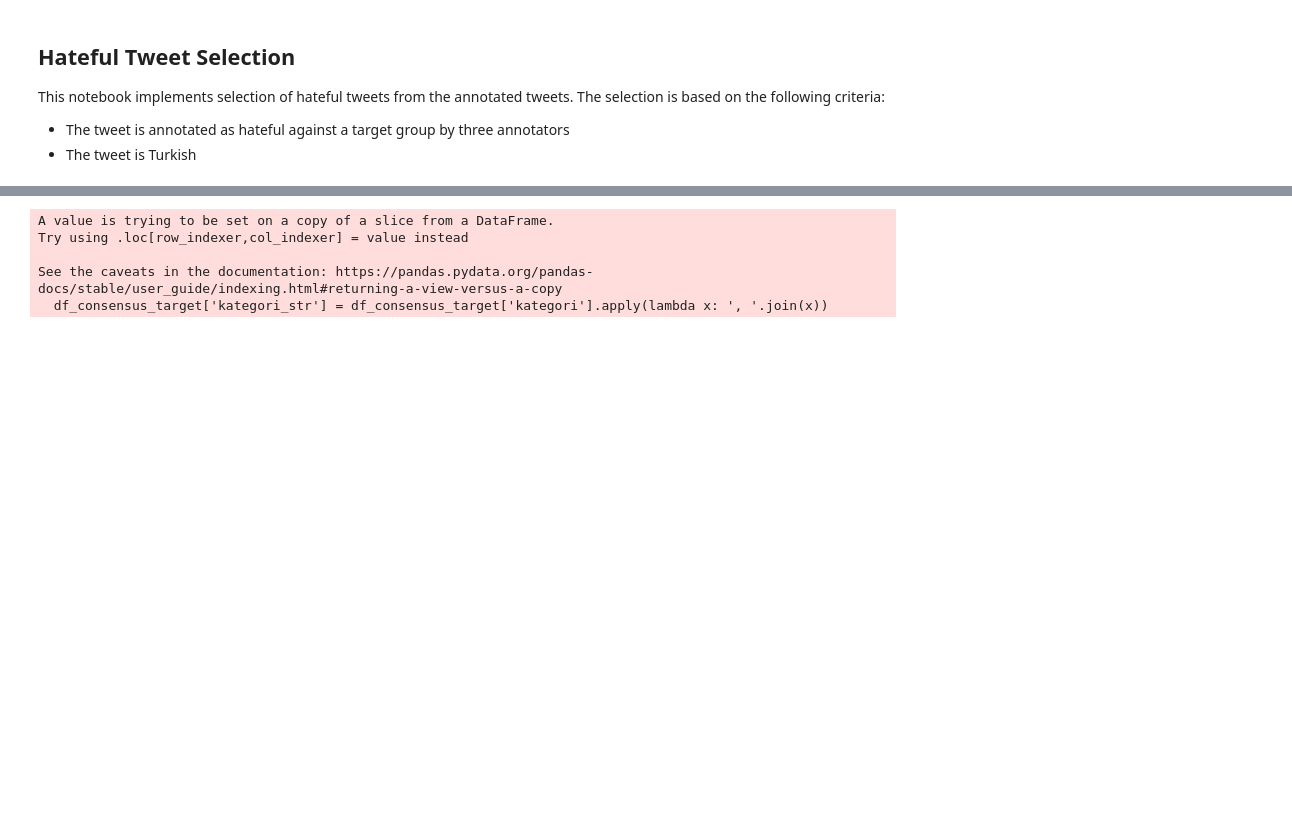
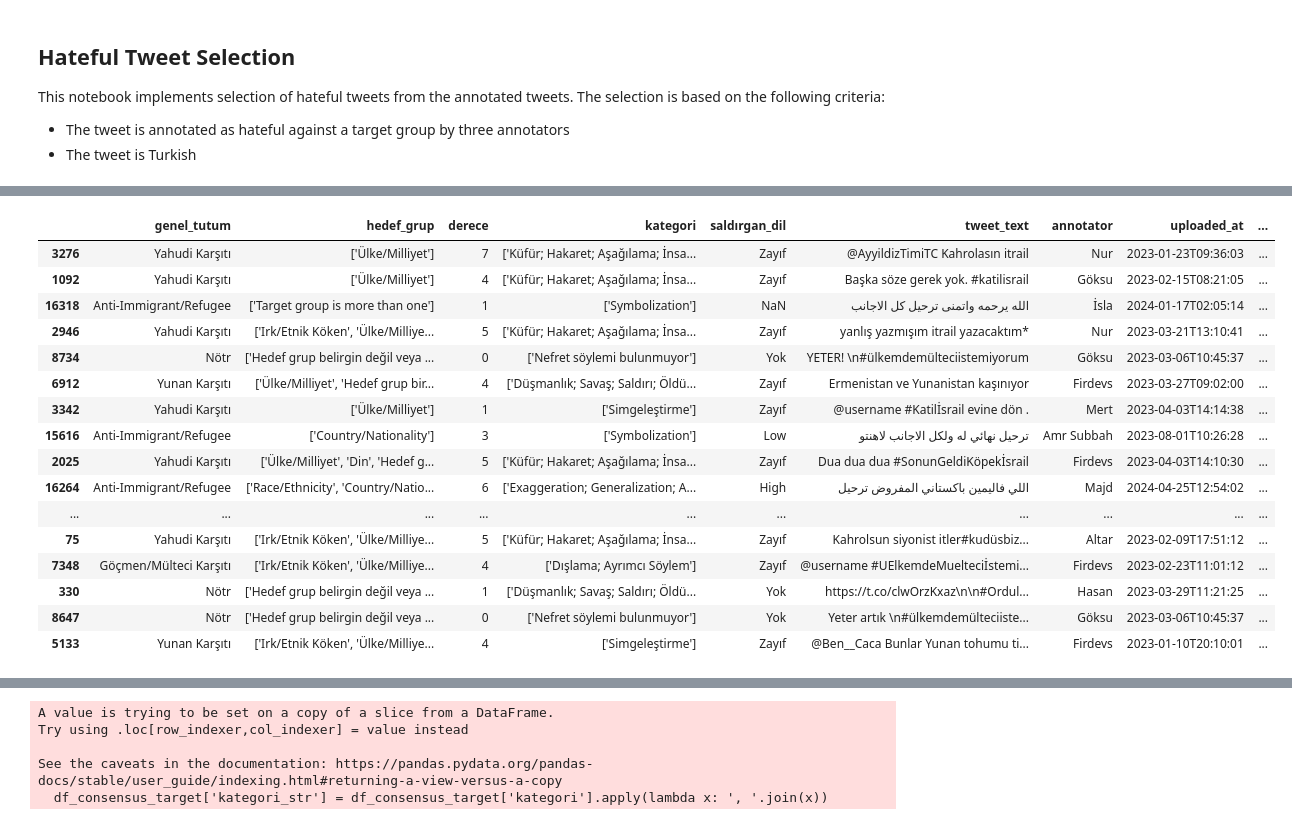
Before and after one commit to boun-tabi/hatecat-tr, a Jupyter notebook: notebooks/1-sample-selection.ipynb, the cells around one changed output, grey strips where cells are left out. Cells and saved outputs as stored; diff of their text form; code cells hidden in the pictures; blank space fills up the shorter version.

```diff
--- a/notebooks/1-sample-selection.ipynb
+++ b/notebooks/1-sample-selection.ipynb
@@ -65,0 +239,3 @@ Name: genel_tutum, dtype: int64
+# %%
+df_majority_candidates = df_majority_candidates.drop_duplicates(subset='clean_tweet')
+df_majority_candidates['majority_decision'].shape, df_majority_candidates['majority_decision'].value_counts()
@@ -65,0 +255,20 @@ Name: genel_tutum, dtype: int64
+# %%
+df_majority_candidates.sort_values(by='tweet_text_len')[40:80]
+# %% [output]
+|  | genel_tutum | hedef_grup | derece | kategori | saldırgan_dil | tweet_text | annotator | uploaded_at | ... |
+| 3276 | Yahudi Karşıtı | ['Ülke/Milliyet'] | 7 | ['Küfür; Hakaret; Aşağılama; İnsa... | Zayıf | @AyyildizTimiTC Kahrolasın itrail | Nur | 2023-01-23T09:36:03 | ... |
+| 1092 | Yahudi Karşıtı | ['Ülke/Milliyet'] | 4 | ['Küfür; Hakaret; Aşağılama; İnsa... | Zayıf | Başka söze gerek yok. #katilisrail | Göksu | 2023-02-15T08:21:05 | ... |
+| 16318 | Anti-Immigrant/Refugee | ['Target group is more than one'] | 1 | ['Symbolization'] | NaN | الله يرحمه واتمنى ترحيل كل الاجانب | İsla | 2024-01-17T02:05:14 | ... |
+| 2946 | Yahudi Karşıtı | ['Irk/Etnik Köken', 'Ülke/Milliye... | 5 | ['Küfür; Hakaret; Aşağılama; İnsa... | Zayıf | yanlış yazmışım itrail yazacaktım* | Nur | 2023-03-21T13:10:41 | ... |
+| 8734 | Nötr | ['Hedef grup belirgin değil veya ... | 0 | ['Nefret söylemi bulunmuyor'] | Yok | YETER! \n#ülkemdemülteciistemiyorum | Göksu | 2023-03-06T10:45:37 | ... |
+| 6912 | Yunan Karşıtı | ['Ülke/Milliyet', 'Hedef grup bir... | 4 | ['Düşmanlık; Savaş; Saldırı; Öldü... | Zayıf | Ermenistan ve Yunanistan kaşınıyor | Firdevs | 2023-03-27T09:02:00 | ... |
+| 3342 | Yahudi Karşıtı | ['Ülke/Milliyet'] | 1 | ['Simgeleştirme'] | Zayıf | @username #Katilİsrail evine dön . | Mert | 2023-04-03T14:14:38 | ... |
+| 15616 | Anti-Immigrant/Refugee | ['Country/Nationality'] | 3 | ['Symbolization'] | Low | ترحيل نهائي له ولكل الاجانب لاهنتو | Amr Subbah | 2023-08-01T10:26:28 | ... |
+| 2025 | Yahudi Karşıtı | ['Ülke/Milliyet', 'Din', 'Hedef g... | 5 | ['Küfür; Hakaret; Aşağılama; İnsa... | Zayıf | Dua dua dua #SonunGeldiKöpekİsrail | Firdevs | 2023-04-03T14:10:30 | ... |
+| 16264 | Anti-Immigrant/Refugee | ['Race/Ethnicity', 'Country/Natio... | 6 | ['Exaggeration; Generalization; A... | High | اللي فاليمين باكستاني المفروض ترحيل | Majd | 2024-04-25T12:54:02 | ... |
+| ... | ... | ... | ... | ... | ... | ... | ... | ... | ... |
+| 75 | Yahudi Karşıtı | ['Irk/Etnik Köken', 'Ülke/Milliye... | 5 | ['Küfür; Hakaret; Aşağılama; İnsa... | Zayıf | Kahrolsun siyonist itler#kudüsbiz... | Altar | 2023-02-09T17:51:12 | ... |
+| 7348 | Göçmen/Mülteci Karşıtı | ['Irk/Etnik Köken', 'Ülke/Milliye... | 4 | ['Dışlama; Ayrımcı Söylem'] | Zayıf | @username #UElkemdeMuelteciİstemi... | Firdevs | 2023-02-23T11:01:12 | ... |
+| 330 | Nötr | ['Hedef grup belirgin değil veya ... | 1 | ['Düşmanlık; Savaş; Saldırı; Öldü... | Yok | https://t.co/clwOrzKxaz\n\n#Ordul... | Hasan | 2023-03-29T11:21:25 | ... |
+| 8647 | Nötr | ['Hedef grup belirgin değil veya ... | 0 | ['Nefret söylemi bulunmuyor'] | Yok | Yeter artık \n#ülkemdemülteciiste... | Göksu | 2023-03-06T10:45:37 | ... |
+| 5133 | Yunan Karşıtı | ['Irk/Etnik Köken', 'Ülke/Milliye... | 4 | ['Simgeleştirme'] | Zayıf | @Ben__Caca Bunlar Yunan tohumu ti... | Firdevs | 2023-01-10T20:10:01 | ... |
```
Also changed, not shown: parts of 35 cells of this notebook, 1 other file.
